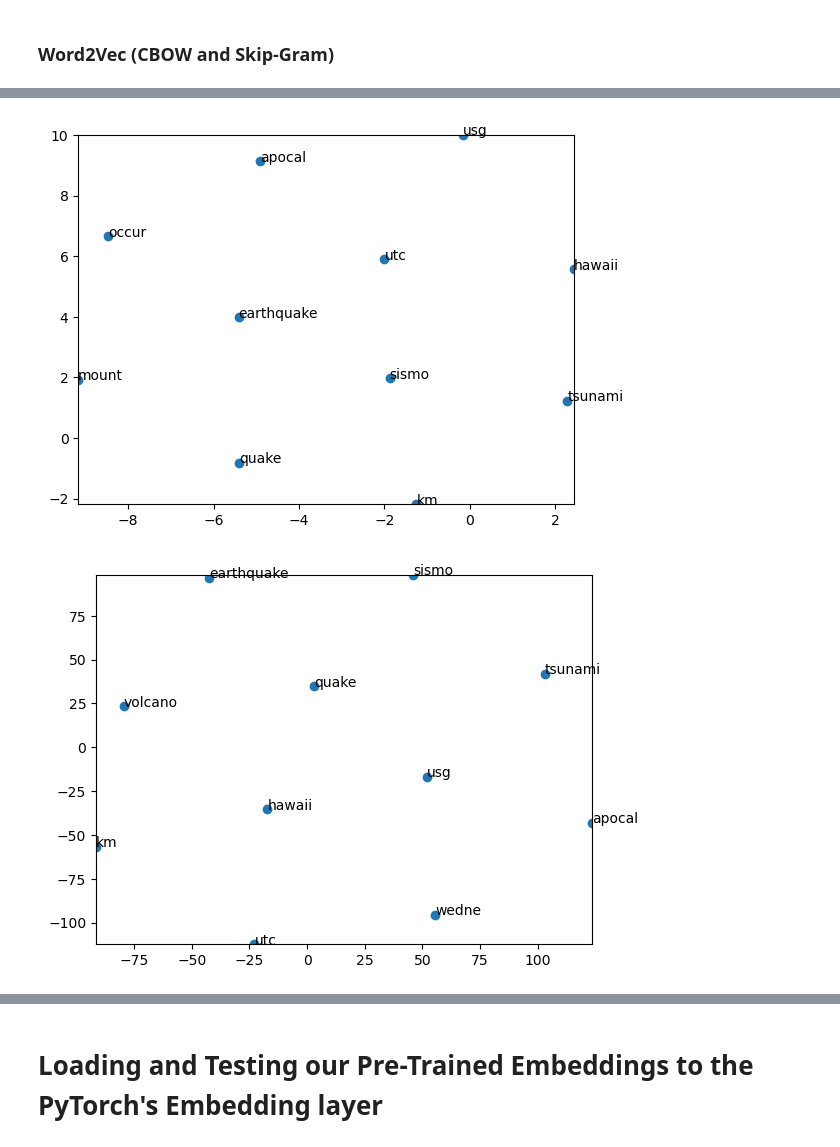
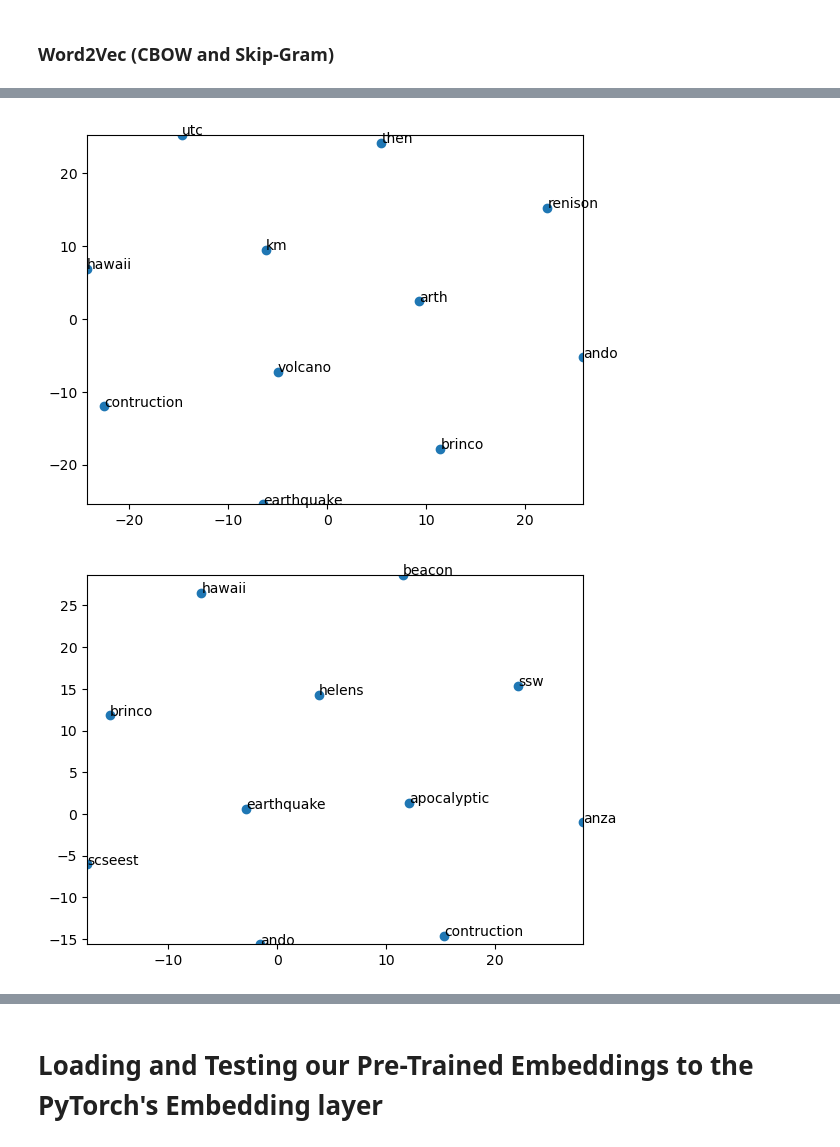
Before and after one commit to LuisPHenriques/TAAC-Project, a Jupyter notebook: NLP Project/notebook.ipynb, the cells around one changed output, grey strips where cells are left out. Cells and saved outputs as stored; diff of their text form; code cells hidden in the pictures.

```diff
--- a/NLP Project/notebook.ipynb
+++ b/NLP Project/notebook.ipynb
@@ -678,3 +838,0 @@ MyBPE.train()
-# %%
-tweets_train['tokenized_text'] = tweets_train['clean_text'].apply(lambda x: MyBPE.tokenize(x))
-tweets_test['tokenized_text'] = tweets_test['clean_text'].apply(lambda x: MyBPE.tokenize(x))
@@ -706,11 +888,11 @@ Testing data
 # %%
 vectorizer = TfidfVectorizer()
 
-X_train = vectorizer.fit_transform(tweets_train['tokenized_text'].apply(lambda tokens: ' '.join(tokens)))
+X_train = vectorizer.fit_transform(tweets_train['clean_text_tokenized'].apply(lambda tokens: ' '.join(tokens)))
 # Add a new column 'TFIDF' to the original DataFrame with the TF-IDF arrays
 tweets_train['TFIDF'] = X_train.toarray().tolist()
 
-X_test = vectorizer.transform(tweets_test['tokenized_text'].apply(lambda tokens: ' '.join(tokens)))
+X_test = vectorizer.transform(tweets_test['clean_text_tokenized'].apply(lambda tokens: ' '.join(tokens)))
 # Add a new column 'TFIDF' to the original DataFrame with the TF-IDF arrays
 tweets_test['TFIDF'] = X_test.toarray().tolist()
 # %%
@@ -745,27 +927,27 @@ Maximum length of tokenized text in testing data: 50
 # %%
 # Train Word2Vec model
-cbow_model = Word2Vec(sentences = tweets_train['tokenized_text'], vector_size = 512, window = 10, min_count = 1, workers = 4, sg = 0, epochs = 128)
+cbow_model = Word2Vec(sentences = tweets_train['clean_text_tokenized'], vector_size = 1024, window = 5, min_count = 1, workers = 4, sg = 0, epochs = 256)
 # Add the <pad> token to the cbow_model so that the last token is the <pad> token
 cbow_model.wv.key_to_index['<pad>'] = len(cbow_model.wv)
 # Add the embedding of <pad> token to the cbow_model
-cbow_model.wv.vectors = np.append(cbow_model.wv.vectors, np.zeros((1, 512)), axis=0)
+cbow_model.wv.vectors = np.append(cbow_model.wv.vectors, np.zeros((1, 1024)), axis=0)
 
 
-skipgram_model = Word2Vec(sentences = tweets_train['tokenized_text'], vector_size = 512, window = 10, min_count = 1, workers = 4, sg = 1, epochs = 128)
+skipgram_model = Word2Vec(sentences = tweets_train['clean_text_tokenized'], vector_size = 1024, window = 5, min_count = 1, workers = 4, sg = 1, epochs = 256)
 # Add the <pad> token to the skipgram_model so that the last token is the <pad> token
 skipgram_model.wv.key_to_index['<pad>'] = len(skipgram_model.wv)
 # Add the embedding of <pad> token to the skipgram_model
-skipgram_model.wv.vectors = np.append(skipgram_model.wv.vectors, np.zeros((1, 512)), axis=0)
+skipgram_model.wv.vectors = np.append(skipgram_model.wv.vectors, np.zeros((1, 1024)), axis=0)
 
 # Add the <pad> token to all the tokenized text until the length of each tokenized text is 50
-tweets_train['tokenized_text'] = tweets_train['tokenized_text'].apply(lambda tokens: tokens + ['<pad>'] * (50 - len(tokens)))
-tweets_test['tokenized_text'] = tweets_test['tokenized_text'].apply(lambda tokens: tokens + ['<pad>'] * (50 - len(tokens)))
+tweets_train['clean_text_tokenized'] = tweets_train['clean_text_tokenized'].apply(lambda tokens: tokens + ['<pad>'] * (45 - len(tokens)))
+tweets_test['clean_text_tokenized'] = tweets_test['clean_text_tokenized'].apply(lambda tokens: tokens + ['<pad>'] * (45 - len(tokens)))
 
 # Apply the string2embedding_idx function to create a new column
-tweets_train['CBOW_sequences'] = tweets_train['tokenized_text'].apply(lambda tokens: string2embedding_idx(tokens, cbow_model))
-tweets_train['SkipGram_sequences'] = tweets_train['tokenized_text'].apply(lambda tokens: string2embedding_idx(tokens, skipgram_model))
-tweets_test['CBOW_sequences'] = tweets_test['tokenized_text'].apply(lambda tokens: string2embedding_idx(tokens, cbow_model))
-tweets_test['SkipGram_sequences'] = tweets_test['tokenized_text'].apply(lambda tokens: string2embedding_idx(tokens, skipgram_model))
+tweets_train['CBOW_sequences'] = tweets_train['clean_text_tokenized'].apply(lambda tokens: string2embedding_idx(tokens, cbow_model))
+tweets_train['SkipGram_sequences'] = tweets_train['clean_text_tokenized'].apply(lambda tokens: string2embedding_idx(tokens, skipgram_model))
+tweets_test['CBOW_sequences'] = tweets_test['clean_text_tokenized'].apply(lambda tokens: string2embedding_idx(tokens, cbow_model))
+tweets_test['SkipGram_sequences'] = tweets_test['clean_text_tokenized'].apply(lambda tokens: string2embedding_idx(tokens, skipgram_model))
 # %%
 print('Training data')
 display(tweets_train.head())
@@ -790,9 +972,9 @@ Testing data
 # %%
-TSNE_10ClosestWords(cbow_model, 'earthquake', 512)
+TSNE_10ClosestWords(cbow_model, 'earthquake', 1024)
 # %% [output]
-[figure, old version]
+[figure, new version]
 # %%
-TSNE_10ClosestWords(skipgram_model, 'earthquake', 512)
+TSNE_10ClosestWords(skipgram_model, 'earthquake', 1024)
 # %% [output]
-[figure, old version]
+[figure, new version]
 # %%
```
Also changed, not shown: parts of 49 cells of this notebook.
